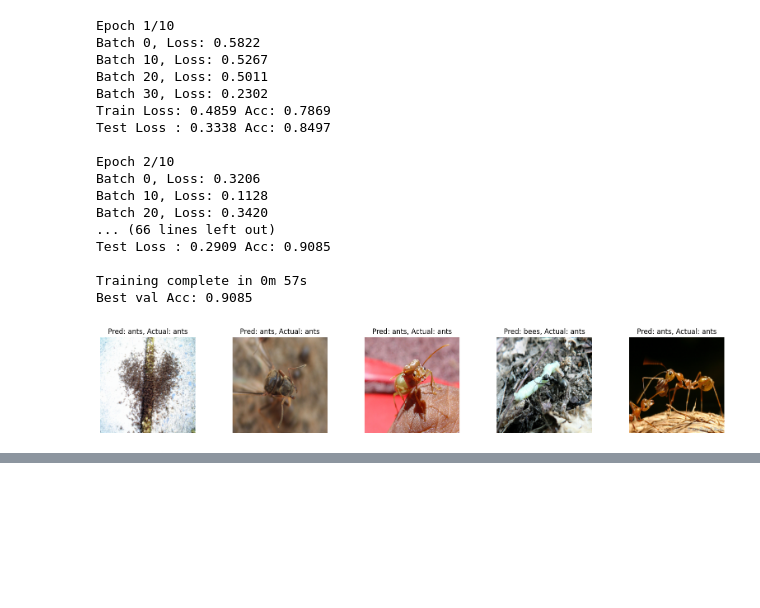
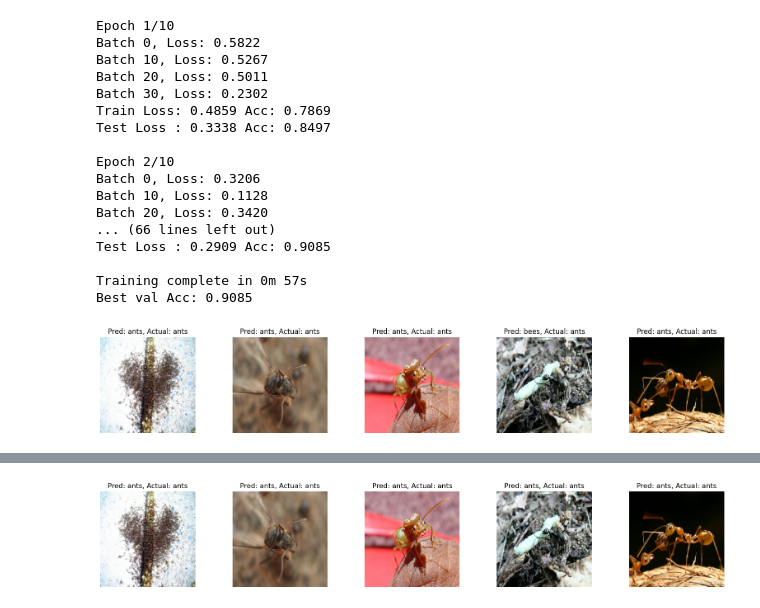
Before and after one commit to Riddhick/Deep-Networks, a Jupyter notebook: AlexNet_transfer_learning.ipynb, the cells around one changed output, grey strips where cells are left out. Saved outputs shown, nothing was run; the diff lists cells and outputs as text; code cells hidden in the pictures; blank space fills up the shorter version.

```diff
--- a/AlexNet_transfer_learning.ipynb
+++ b/AlexNet_transfer_learning.ipynb
@@ -232,0 +236,4 @@ torch.save(model.state_dict(),"Models/AlexNet_transfer.pth")
+# %%
+optimizer=optim.SGD(model.classifier.parameters(),lr=0.001)
+# %%
+model=transferlearn(model,device,train_dataloader,val_dataloader,criterion,optimizer)
@@ -232,0 +258,4 @@ torch.save(model.state_dict(),"Models/AlexNet_transfer.pth")
+# %%
+display(model,device,testloader=val_dataloader)
+# %% [output]
+[figure, added]
```
Also changed, not shown: parts of 4 cells of this notebook.
